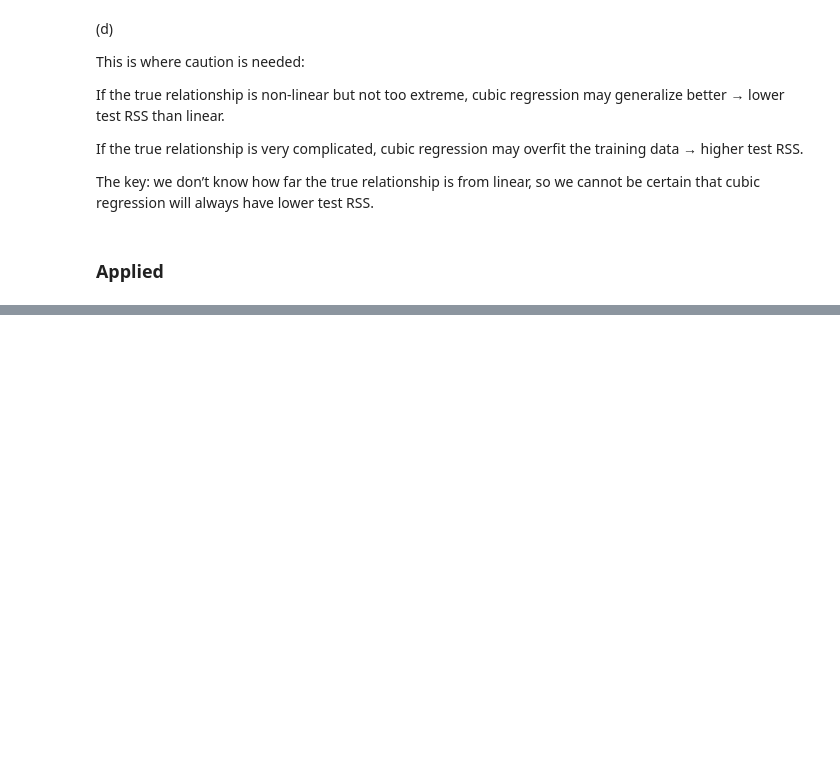
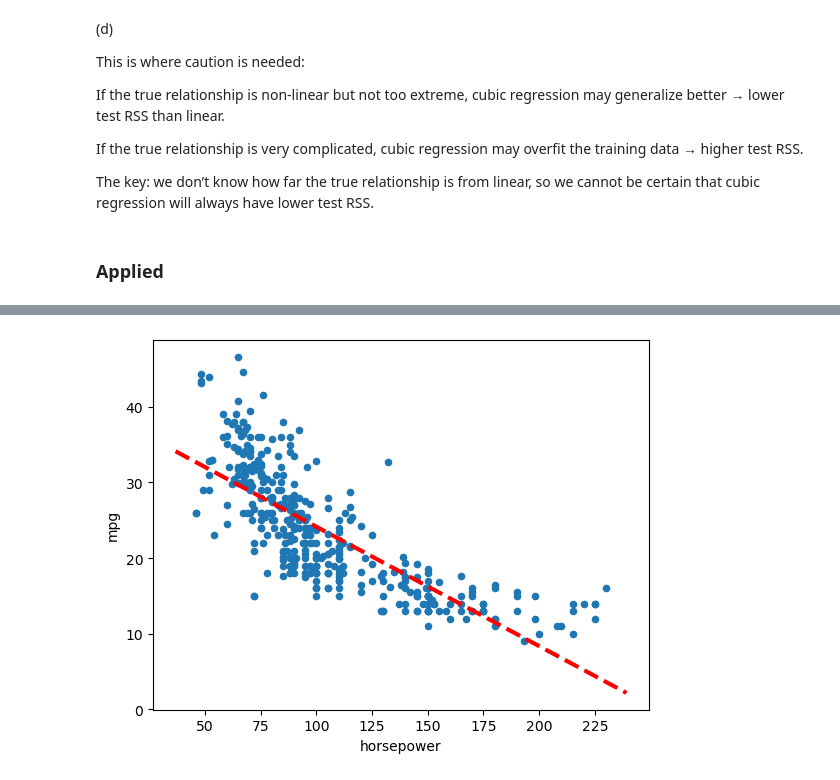
Before and after one commit to kolyakr/ISLP, a Jupyter notebook: 3_linear_regression/exercises.ipynb, the cells around one changed output, grey strips where cells are left out. Cells and saved outputs as stored; diff of their text form; code cells hidden in the pictures; blank space fills up the shorter version.

```diff
--- a/3_linear_regression/exercises.ipynb
+++ b/3_linear_regression/exercises.ipynb
@@ -185,0 +210,6 @@ The key: we don’t know how far the true relationship is from linear, so we can
+# %%
+horsepower = auto["horsepower"]
+mpg = auto["mpg"]
+
+X = sm.tools.add_constant(horsepower)
+X.head()
@@ -185,0 +224,6 @@ The key: we don’t know how far the true relationship is from linear, so we can
+# %%
+y = mpg
+
+model = sm.OLS(y, X)  #creates linear regression object, knows the data but have not computed anything
+results1 = model.fit()  #computes orduinary least squares to minimize RSS, return all stats
+summarize(results1)
@@ -185,0 +288,16 @@ The key: we don’t know how far the true relationship is from linear, so we can
+# %%
+def abline(ax, a, b, *args, **kwargs):
+  xlim = ax.get_xlim()
+  ylim = [a * xlim[0] + b, a * xlim[1] + b]
+  ax.plot(xlim, ylim, *args, **kwargs)
+# %%
+ax = auto.plot.scatter("horsepower", "mpg")
+abline(
+  ax,
+  results1.params[1],
+  results1.params[0],
+  "r--",
+  linewidth=3
+)
+# %% [output]
+[figure, added]
```
Also changed, not shown: parts of 47 cells of this notebook.
